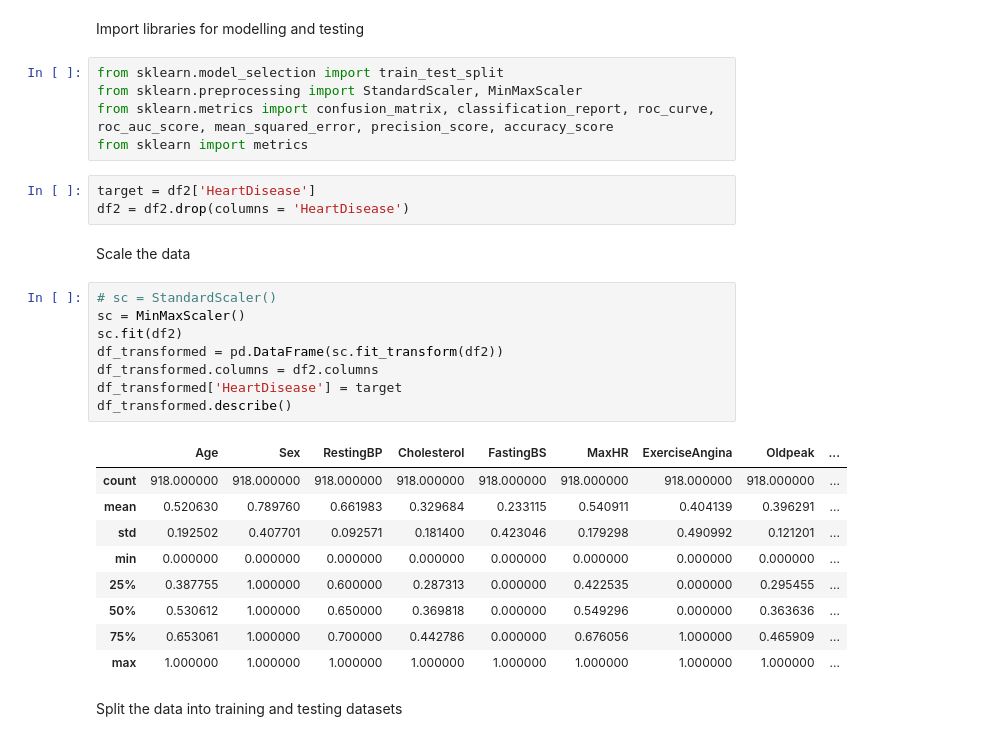
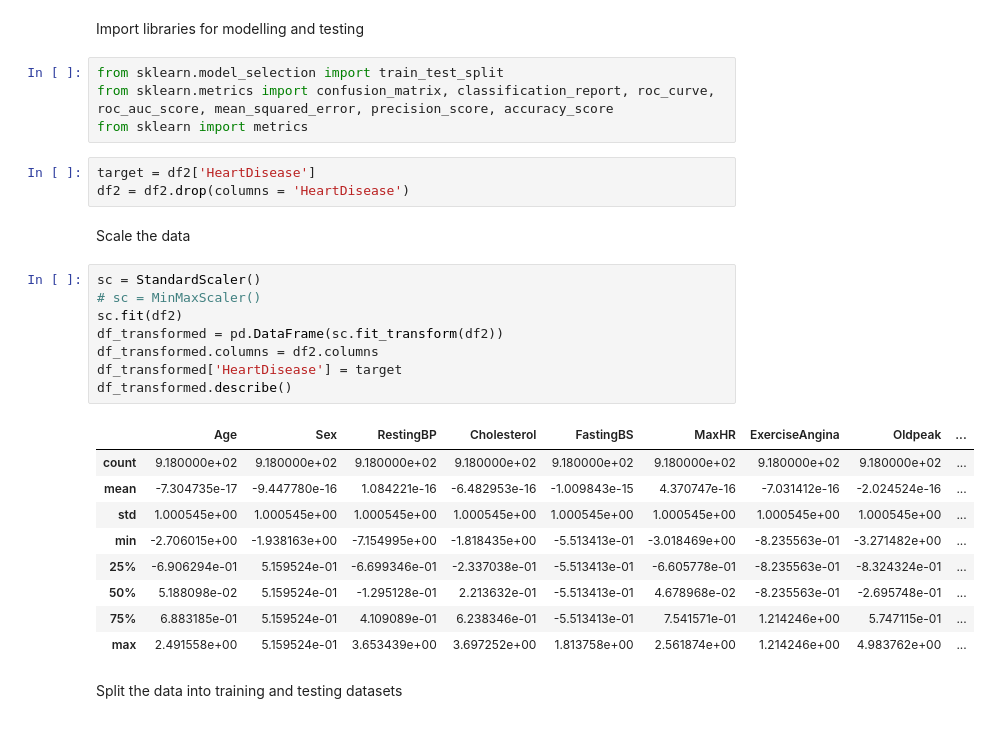
Before and after one commit to bryanyu1/heart_disease_prediction, a Jupyter notebook: heart_disease_prediction_models.ipynb, the cells around one changed output. Saved outputs shown, nothing was run; the diff lists cells and outputs as text.

```diff
--- a/heart_disease_prediction_models.ipynb
+++ b/heart_disease_prediction_models.ipynb
@@ -168,32 +139,31 @@ Number of False cases: 410 (44.66%)
 Import libraries for modelling and testing
 # %%
 from sklearn.model_selection import train_test_split
-from sklearn.preprocessing import StandardScaler, MinMaxScaler
 from sklearn.metrics import confusion_matrix, classification_report, roc_curve, roc_auc_score, mean_squared_error, precision_score, accuracy_score
 from sklearn import metrics
 # %%
 target = df2['HeartDisease']
 df2 = df2.drop(columns = 'HeartDisease')
-# %% [markdown]
-Scale the data
-# %%
-# sc = StandardScaler()
-sc = MinMaxScaler()
-sc.fit(df2)
-df_transformed = pd.DataFrame(sc.fit_transform(df2))
-df_transformed.columns = df2.columns
-df_transformed['HeartDisease'] = target
-df_transformed.describe()
-# %% [output]
-|  | Age | Sex | RestingBP | Cholesterol | FastingBS | MaxHR | ExerciseAngina | Oldpeak | ... |
-| count | 918.000000 | 918.000000 | 918.000000 | 918.000000 | 918.000000 | 918.000000 | 918.000000 | 918.000000 | ... |
-| mean | 0.520630 | 0.789760 | 0.661983 | 0.329684 | 0.233115 | 0.540911 | 0.404139 | 0.396291 | ... |
-| std | 0.192502 | 0.407701 | 0.092571 | 0.181400 | 0.423046 | 0.179298 | 0.490992 | 0.121201 | ... |
-| min | 0.000000 | 0.000000 | 0.000000 | 0.000000 | 0.000000 | 0.000000 | 0.000000 | 0.000000 | ... |
-| 25% | 0.387755 | 1.000000 | 0.600000 | 0.287313 | 0.000000 | 0.422535 | 0.000000 | 0.295455 | ... |
-| 50% | 0.530612 | 1.000000 | 0.650000 | 0.369818 | 0.000000 | 0.549296 | 0.000000 | 0.363636 | ... |
-| 75% | 0.653061 | 1.000000 | 0.700000 | 0.442786 | 0.000000 | 0.676056 | 1.000000 | 0.465909 | ... |
-| max | 1.000000 | 1.000000 | 1.000000 | 1.000000 | 1.000000 | 1.000000 | 1.000000 | 1.000000 | ... |
+# %% [markdown]
+Scale the data
+# %%
+sc = StandardScaler()
+# sc = MinMaxScaler()
+sc.fit(df2)
+df_transformed = pd.DataFrame(sc.fit_transform(df2))
+df_transformed.columns = df2.columns
+df_transformed['HeartDisease'] = target
+df_transformed.describe()
+# %% [output]
+|  | Age | Sex | RestingBP | Cholesterol | FastingBS | MaxHR | ExerciseAngina | Oldpeak | ... |
+| count | 9.180000e+02 | 9.180000e+02 | 9.180000e+02 | 9.180000e+02 | 9.180000e+02 | 9.180000e+02 | 9.180000e+02 | 9.180000e+02 | ... |
+| mean | -7.304735e-17 | -9.447780e-16 | 1.084221e-16 | -6.482953e-16 | -1.009843e-15 | 4.370747e-16 | -7.031412e-16 | -2.024524e-16 | ... |
+| std | 1.000545e+00 | 1.000545e+00 | 1.000545e+00 | 1.000545e+00 | 1.000545e+00 | 1.000545e+00 | 1.000545e+00 | 1.000545e+00 | ... |
+| min | -2.706015e+00 | -1.938163e+00 | -7.154995e+00 | -1.818435e+00 | -5.513413e-01 | -3.018469e+00 | -8.235563e-01 | -3.271482e+00 | ... |
+| 25% | -6.906294e-01 | 5.159524e-01 | -6.699346e-01 | -2.337038e-01 | -5.513413e-01 | -6.605778e-01 | -8.235563e-01 | -8.324324e-01 | ... |
+| 50% | 5.188098e-02 | 5.159524e-01 | -1.295128e-01 | 2.213632e-01 | -5.513413e-01 | 4.678968e-02 | -8.235563e-01 | -2.695748e-01 | ... |
+| 75% | 6.883185e-01 | 5.159524e-01 | 4.109089e-01 | 6.238346e-01 | -5.513413e-01 | 7.541571e-01 | 1.214246e+00 | 5.747115e-01 | ... |
+| max | 2.491558e+00 | 5.159524e-01 | 3.653439e+00 | 3.697252e+00 | 1.813758e+00 | 2.561874e+00 | 1.214246e+00 | 4.983762e+00 | ... |
 # %% [markdown]
 Split the data into training and testing datasets
 # %%
```
Also changed, not shown: parts of 24 cells of this notebook.
